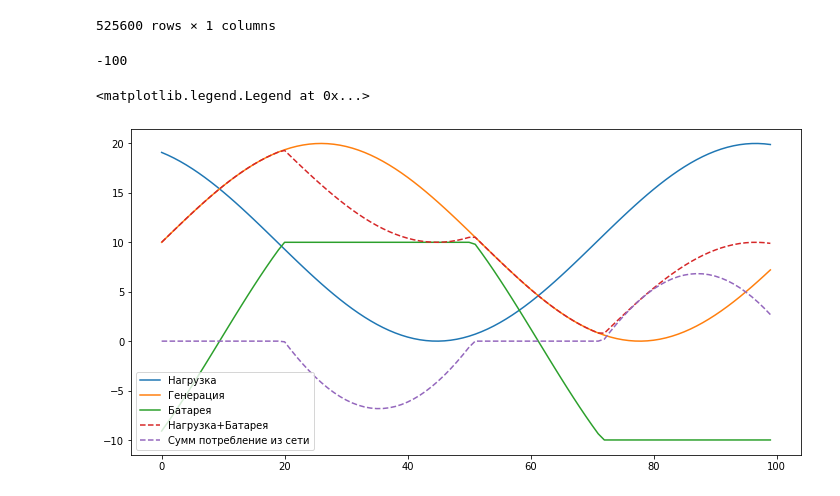
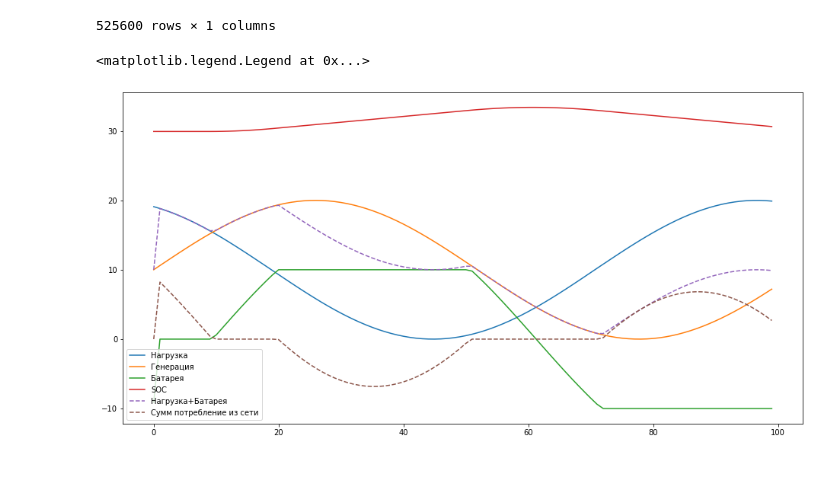
Before and after one commit to Shai670/Residential_consumption_modeling, a Jupyter notebook: Battery.ipynb, the cells around one changed output. Drawn from its saved outputs; the diff is of its cells as text; code cells hidden in the pictures; blank space fills up the shorter version.

```diff
--- a/Battery.ipynb
+++ b/Battery.ipynb
@@ -58,7 +58,10 @@ class battery:
     self.SOC_max = 90
     self.SOC = self.SOC_min
 
+    #self.capacity_fact = self.SOC/100 * self.capacity
+
   def working (self, Pgen, Pload):
+     Pbat = 0
 
      if Pgen > Pload:
        if self.SOC <= self.SOC_max:
@@ -74,35 +77,34 @@ class battery:
          elif Pload - Pgen < self.Pnom:
            Pbat = -(Pload-Pgen)
 
-     #self.SOC += 1/60 * Pbat
+     self.SOC += 1/60 * Pbat / self.capacity
+
+     # self.capacity_fact += 1/60 * Pbat
+     # self.SOC = self.capacity_fact / self.capacity * 100
 
      return Pbat
-# %%
-bat = battery(Pnom=100, capacity=100)
-
-bat.working(Pgen=10, Pload=100)
-# %% [output]
--100
 # %%
-bat = battery(Pnom=10, capacity=100)
+bat = battery(Pnom=10, capacity=2)
 Pgen  = np.sin(np.linspace(0,6,100))*10 + 10
 Pload = np.sin(np.linspace(0,6,100)+2)*10 + 10
 
 
-Pbat = []
+Pbat = []; soc = []
 for load, gen in zip(Pload, Pgen):
   Pbat.append(bat.working(Pgen=gen, Pload=load))
+  soc.append(bat.SOC)
 
-plt.figure(figsize=(12,6))
+plt.figure(figsize=(16,8))
 
 plt.plot(Pload, label='Нагрузка')
 plt.plot(Pgen, label='Генерация')
 plt.plot(Pbat, label='Батарея')
+plt.plot(soc, label='SOC')
 
 plt.plot(Pload+Pbat, label='Нагрузка+Батарея', ls='--')
 plt.plot(Pload+Pbat-Pgen, label='Сумм потребление из сети', ls='--')
 
 plt.legend()
 # %% [output]
 <matplotlib.legend.Legend at 0x...>
-[figure, old version]
+[figure, new version]
```
